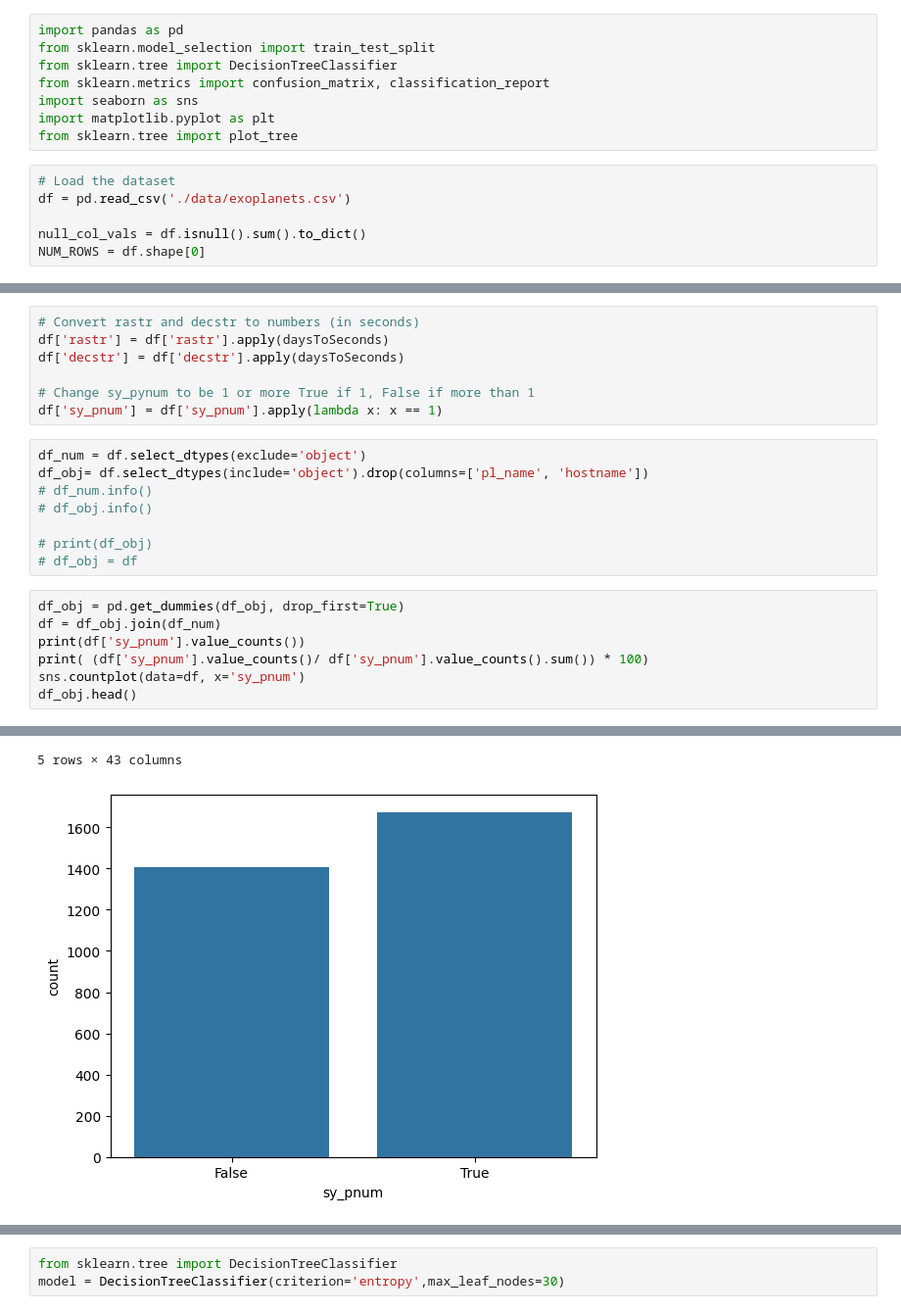
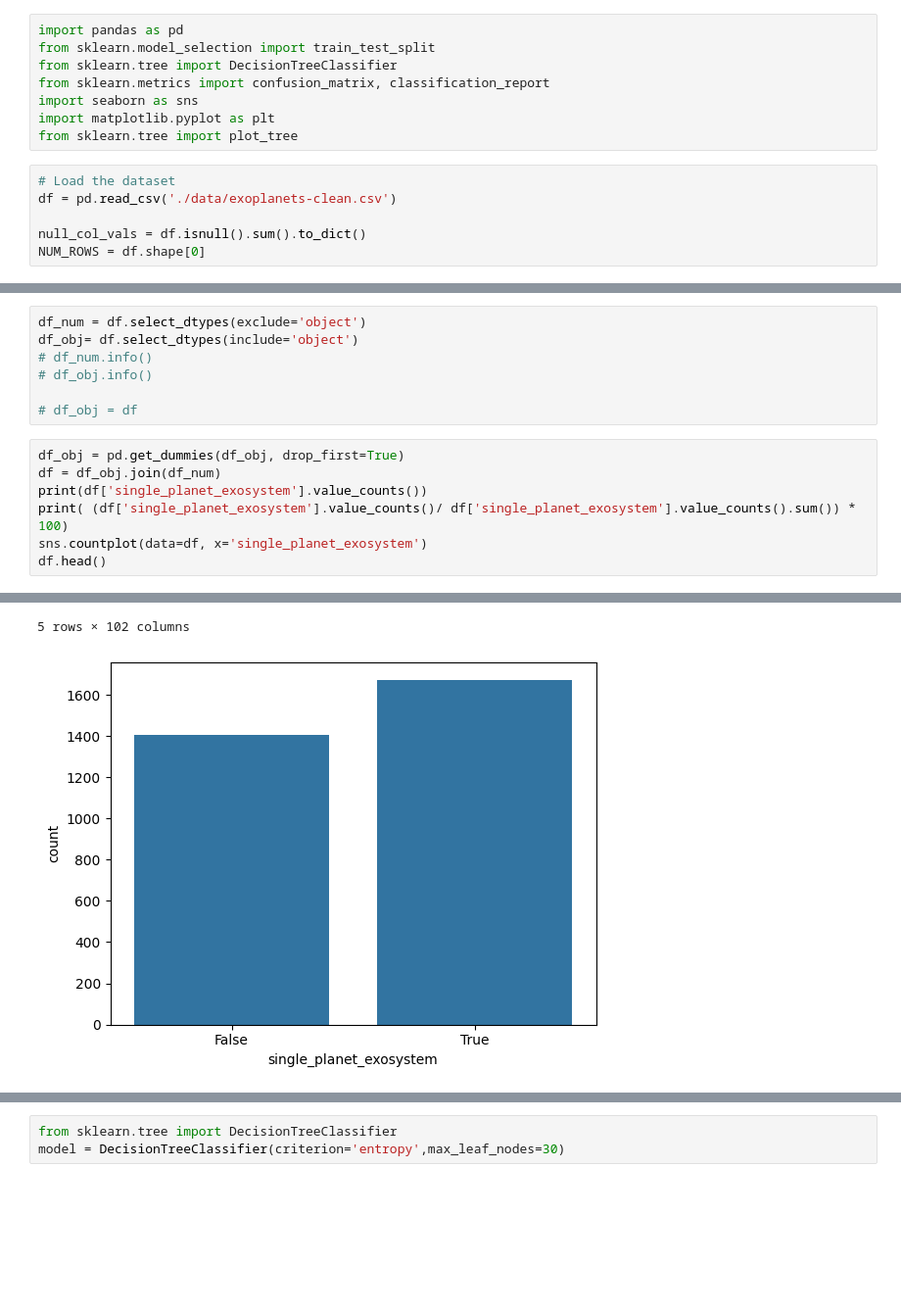
Before and after one commit to joshbernsteint/CS513-Project, a Jupyter notebook: decision_tree.ipynb, the cells around one changed output, grey strips where cells are left out. Shown at 98% size. Saved outputs shown, nothing was run; the diff lists cells and outputs as text; blank space fills up the shorter version.

Commit message:
changed to use cleaned data

```diff
--- a/decision_tree.ipynb
+++ b/decision_tree.ipynb
@@ -8,7 +8,7 @@ import matplotlib.pyplot as plt
 from sklearn.tree import plot_tree
 # %%
 # Load the dataset
-df = pd.read_csv('./data/exoplanets.csv')
+df = pd.read_csv('./data/exoplanets-clean.csv')
 
 null_col_vals = df.isnull().sum().to_dict()
 NUM_ROWS = df.shape[0]
@@ -42,23 +35,15 @@ def daysToSeconds(time):
-# %%
-# Convert rastr and decstr to numbers (in seconds)
-df['rastr'] = df['rastr'].apply(daysToSeconds)
-df['decstr'] = df['decstr'].apply(daysToSeconds)
-
-# Change sy_pynum to be 1 or more True if 1, False if more than 1
-df['sy_pnum'] = df['sy_pnum'].apply(lambda x: x == 1)
 # %%
 df_num = df.select_dtypes(exclude='object')
-df_obj= df.select_dtypes(include='object').drop(columns=['pl_name', 'hostname'])
+df_obj= df.select_dtypes(include='object')
 # df_num.info()
 # df_obj.info()
 
-# print(df_obj)
 # df_obj = df
 # %%
 df_obj = pd.get_dummies(df_obj, drop_first=True)
 df = df_obj.join(df_num)
-print(df['sy_pnum'].value_counts())
-print( (df['sy_pnum'].value_counts()/ df['sy_pnum'].value_counts().sum()) * 100)
-sns.countplot(data=df, x='sy_pnum')
-df_obj.head()
+print(df['single_planet_exosystem'].value_counts())
+print( (df['single_planet_exosystem'].value_counts()/ df['single_planet_exosystem'].value_counts().sum()) * 100)
+sns.countplot(data=df, x='single_planet_exosystem')
+df.head()
 # %% [output]
@@ -70,12 +55,12 @@ sy_pnum
 True     54.31538
 False    45.68462
 Name: count, dtype: float64
 |  | discoverymethod_Orbital Brightnes... | discoverymethod_Radial Velocity | discoverymethod_Transit | discoverymethod_Transit Timing Va... | ... |
 | 30 | False | False | False | False | ... |
 | 32 | False | True | False | False | ... |
 | 35 | False | True | False | False | ... |
 | 52 | False | False | True | False | ... |
 | 53 | False | False | True | False | ... |
-5 rows × 43 columns
+5 rows × 102 columns
-[figure, old version]
+[figure, new version]
 # %%
```
Also changed, not shown: parts of 5 cells of this notebook, 1 other file.
